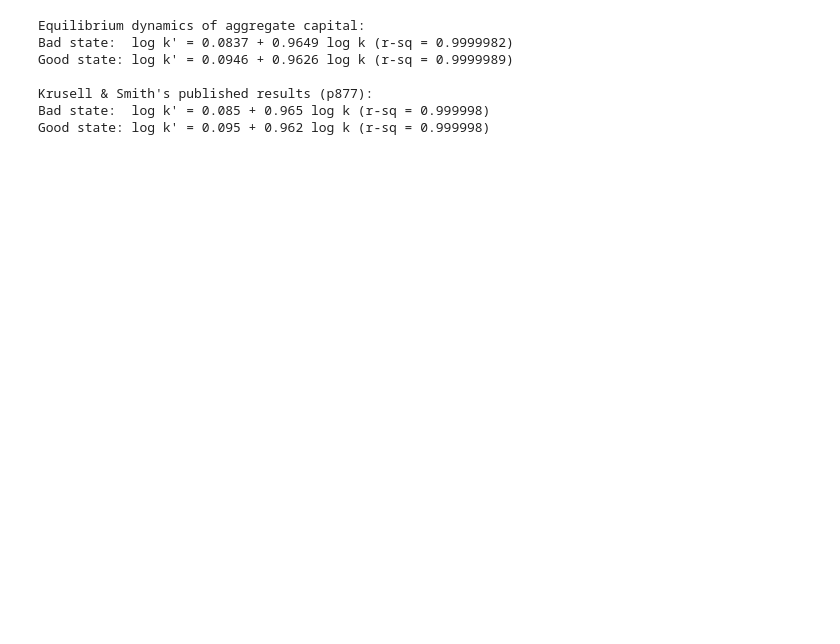
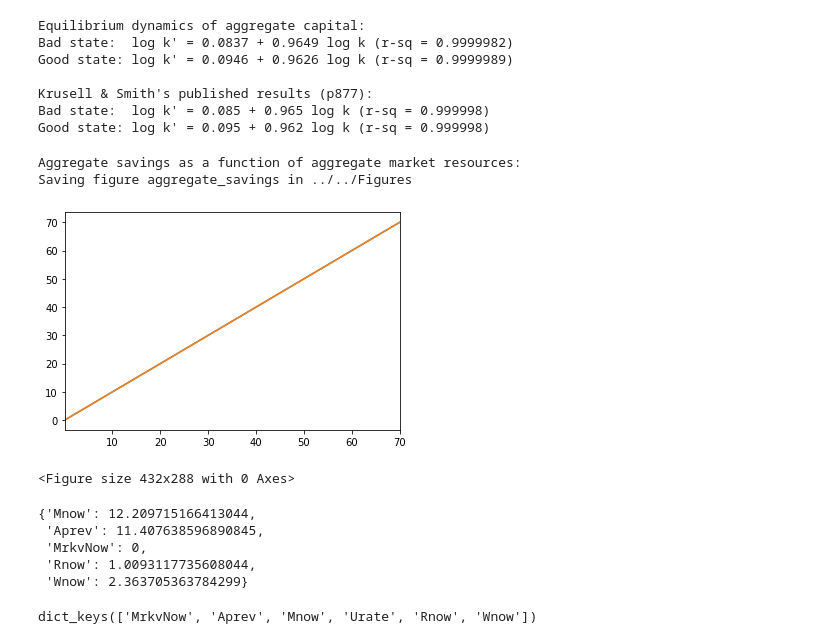
Before and after one commit to econ-ark/KrusellSmith, a Jupyter notebook: Code/Python/KrusellSmith.ipynb, the cells around one changed output. Drawn from its saved outputs; the diff is of its cells as text; code cells hidden in the pictures; blank space fills up the shorter version.

```diff
--- a/Code/Python/KrusellSmith.ipynb
+++ b/Code/Python/KrusellSmith.ipynb
@@ -623,6 +655,7 @@ from scipy.stats import linregress
 # Make default KS agent type and economy
 KSeconomy = KrusellSmithEconomy()
 KSeconomy.verbose = False
+KSeconomy.track_vars = KSeconomy.track_vars + ['Rnow', "Wnow"]
 KStype = KrusellSmithType()
 KStype.cycles = 0
 KStype.getEconomyData(KSeconomy)
@@ -681,3 +714,32 @@ Good state: log k' = 0.0946 + 0.9626 log k (r-sq = 0.9999989)
 Krusell & Smith's published results (p877):
 Bad state:  log k' = 0.085 + 0.965 log k (r-sq = 0.999998)
 Good state: log k' = 0.095 + 0.962 log k (r-sq = 0.999998)
+# %%
+print('Aggregate savings as a function of aggregate market resources:')
+bottom = 0.1
+x = np.linspace(bottom, 70, 1000, endpoint=True)
+y0 = KSeconomy.AFunc[0](x)
+y1 = KSeconomy.AFunc[1](x)
+plt.plot(x, y0)
+plt.plot(x, y1)
+plt.xlim([bottom, 70])
+make_figs('aggregate_savings', True, False, '../../Figures')
+plt.show()
+plt.clf()
+# %% [output]
+Aggregate savings as a function of aggregate market resources:
+Saving figure aggregate_savings in ../../Figures
+[figure, added]
+<Figure size 432x288 with 0 Axes>
+# %%
+KSeconomy.sow_state
+# %% [output]
+{'Mnow': 12.209715166413044,
+ 'Aprev': 11.407638596890845,
+ 'MrkvNow': 0,
+ 'Rnow': 1.0093117735608044,
+ 'Wnow': 2.363705363784299}
+# %%
+KSeconomy.history.keys()
+# %% [output]
+dict_keys(['MrkvNow', 'Aprev', 'Mnow', 'Urate', 'Rnow', 'Wnow'])
```
Also changed, not shown: parts of 20 cells of this notebook, 32 other files.
